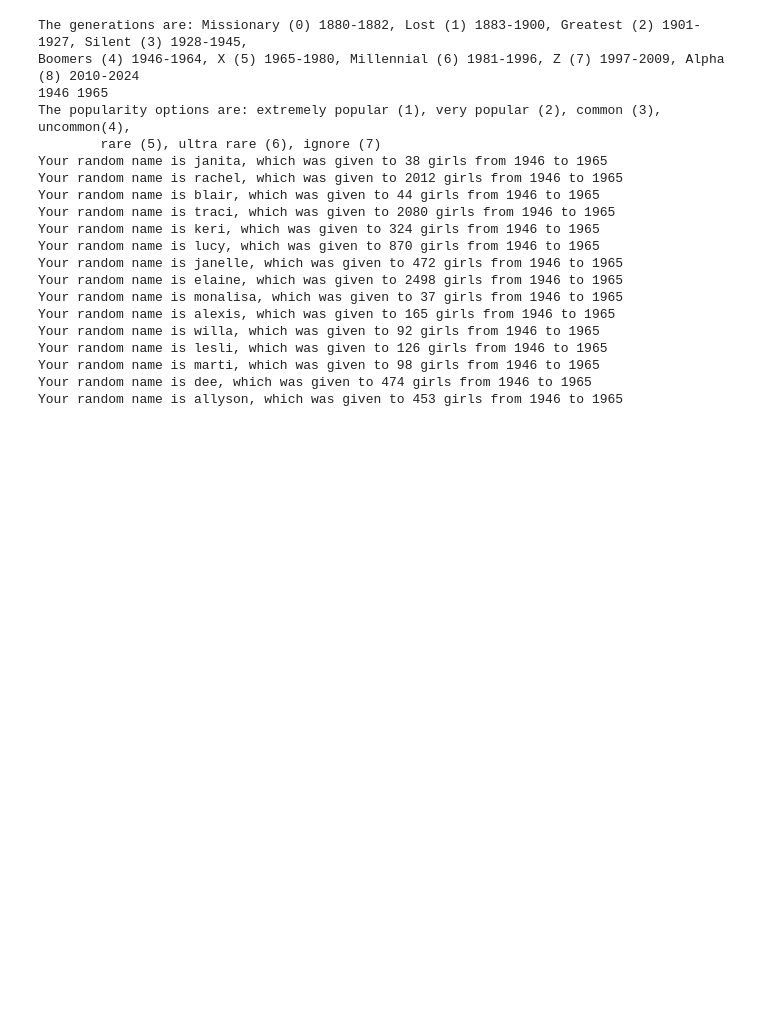
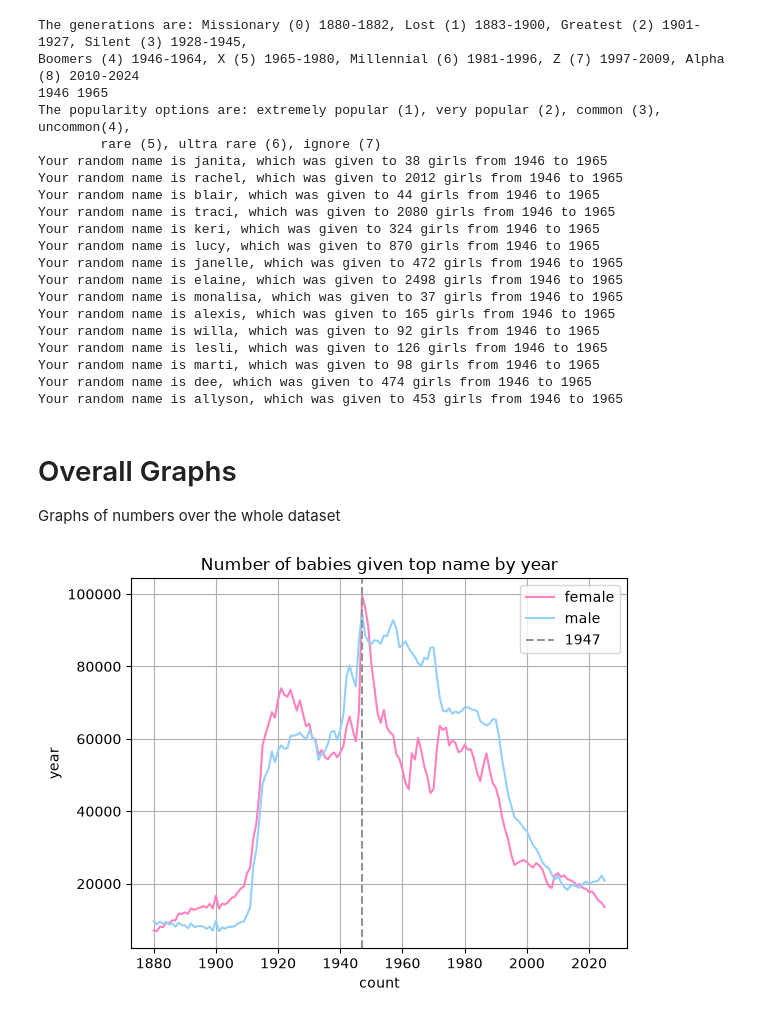
Before and after one commit to MalinMorris/NameData, a Jupyter notebook: data.ipynb, the cells around one changed output. Cells and saved outputs as stored; diff of their text form; code cells hidden in the pictures; blank space fills up the shorter version.

Commit message:
added graph of top name by year

```diff
--- a/data.ipynb
+++ b/data.ipynb
@@ -361,3 +364,15 @@ Your random name is lesli, which was given to 126 girls from 1946 to 1965
 Your random name is marti, which was given to 98 girls from 1946 to 1965
 Your random name is dee, which was given to 474 girls from 1946 to 1965
 Your random name is allyson, which was given to 453 girls from 1946 to 1965
+# %% [markdown]
+# Overall Graphs
+Graphs of numbers over the whole dataset
+# %%
+top_f = [y["Count"].iloc[0] for y in fun.get_year_list("f")]
+top_m = [y["Count"].iloc[0] for y in fun.get_year_list("m")]
+plt.plot(range(min_data_year,max_data_year), top_f, color = female_color, label = "female")
+plt.plot(range(min_data_year,max_data_year), top_m, color = male_color, label = "male")
+fun.format_graph(f"Number of babies given top name by year", 1947, True)
+plt.show()
+# %% [output]
+[figure, added]
```
Also changed, not shown: parts of 3 cells of this notebook.
